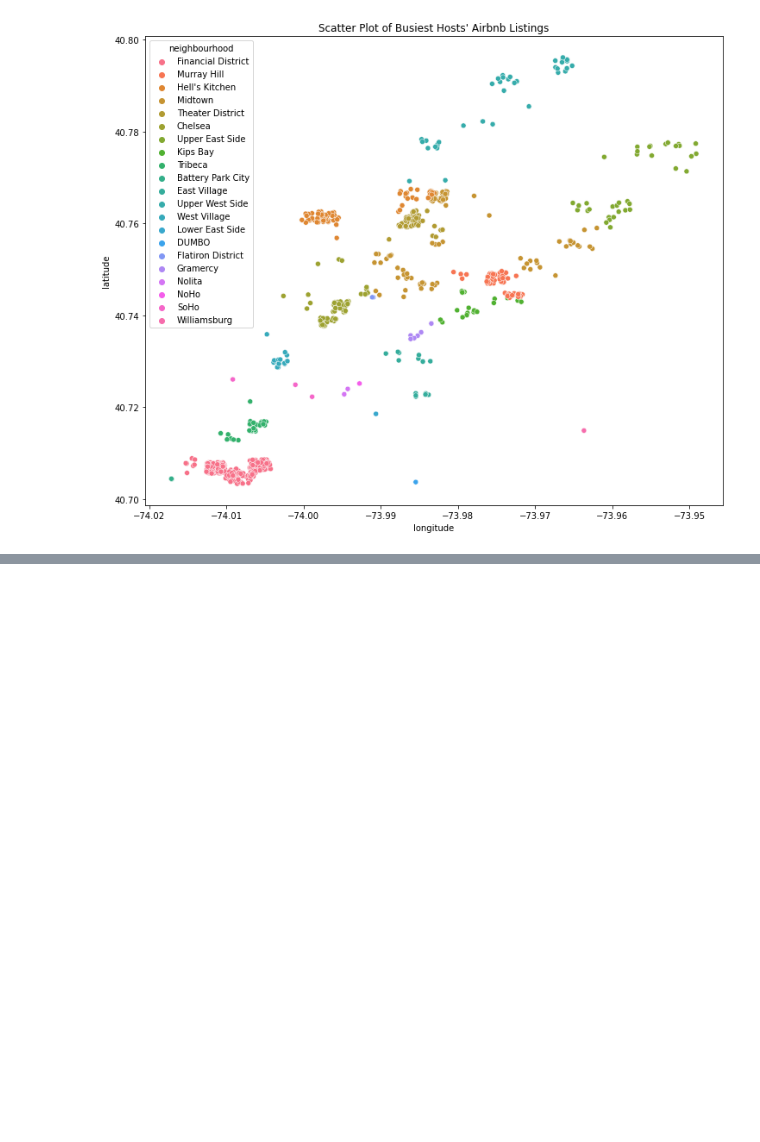
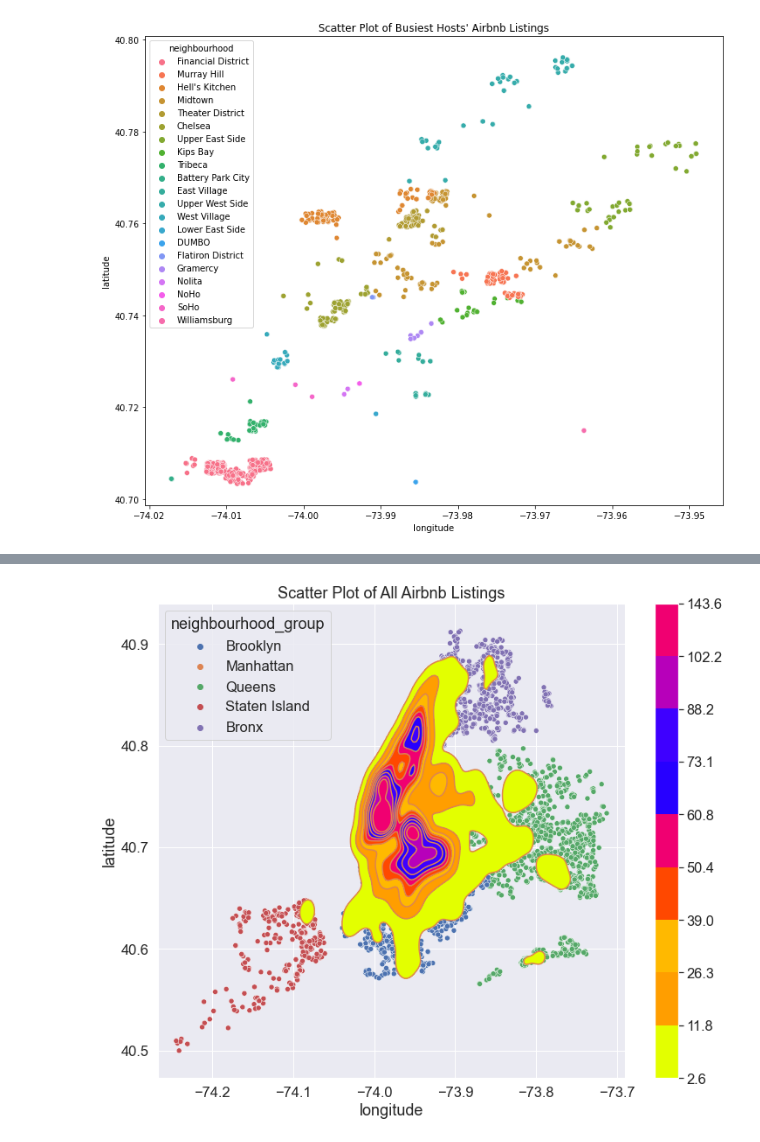
Before and after one commit to chen146-2/Data-Science-NYC-Airbnb-Analyzer, a Jupyter notebook: Data Science - NYC Airbnb Analysis.ipynb, the cells around one changed output, grey strips where cells are left out. Saved outputs shown, nothing was run; the diff lists cells and outputs as text; code cells hidden in the pictures; blank space fills up the shorter version.

```diff
--- a/Data Science - NYC Airbnb Analysis.ipynb
+++ b/Data Science - NYC Airbnb Analysis.ipynb
@@ -1179,0 +1228,35 @@ The median availability of the dataset excluding the top 5 busiest hosts was 41
+# %%
+# For this second unique plot, I have decided to use the Kernel Density Estimate plotting feature from the Seaborn library.
+# This gives a visualization of where the airbnb listings are predominantly located, aka where they're more densely packed
+# within the plot below, which can be indicated by the gradients and the levels of the density plot. From the plot below,
+# we can easily see that the yellow circles are a sign that there are a moderately dense group of listings in an area,
+# whether it be neighborhood or listings around a surrounding area. The orange color indicates a more dense group of listings
+# compared to yellow. The color bar is presented within the plot below and it shows the densities based on the color present.
+
+fig, ax = plt.subplots(figsize=(12,10))
+sb.scatterplot(data=dataset, x='longitude', y='latitude', hue='neighbourhood_group', ax=ax)
+sb.kdeplot(data=dataset, x='longitude', y='latitude', cmap='prism', shade=True, cbar=True, ax=ax)
+sb.kdeplot(data=dataset, x='longitude', y='latitude', ax=ax)
+ax.set_title("Scatter Plot of All Airbnb Listings")
+plt.show()
+
+# From this Kernel Density Estimate plot, I am able to learn a lot of the dataset. Primarily, I am able to notice where
+# most of the airbnb listings are concentrated within, which is around Manhattan.
+# While Manhattan is the most dense in terms of airbnb listings, Brooklyn is the next neighborhood group to have a great
+# amount of airbnb listings, as indicated by the gradients present on the area of the map that contains the neighborhoods of
+# Williamsburg, Dumbo, and surrounding neighborhoods. This is most explainable because of the fact that these neighborhoods
+# earn a lot of tourism from people not native to New York City. The Airbnb listings also extend into Queens, which could be
+# representative of the people that aim to find listings that are less expensive compared to the ones found in the more expensive
+# neighborhoods such as the Financial District, Midtown, Dumbo, Williamsburg, and more. The more dense spots of the graph
+# below can be explained by the greater demand and relative proximity to the touristy spots of the city, where people are more willing
+# to splurge more money for that premium experience. There is one dense spot within the neighborhood group of Staten Island, which can
+# most likely be explained by the relative proximity to the Staten Island Ferry, which is a free means of transportation to and from
+# Manhattan, in Soho. By saving some money instead of getting a listing in Manhattan, people would find it easier on their wallets if
+# they got a listing near the ferry in Staten Island, while sacrificing about 2 hours to commute times every day.
+
+# All in all, we can learn a lot from viewing this Kernel Density Estimation plot below, such as which neighborhoods and neighborhood
+# groups have more listings densely packed within a certain radius. We can see here that most of the NYC airbnb listings are packed within
+# the span of Manhattan, within a greater focus around the lower side of Manhattan. There are a good amount of listings that are centered
+# around Dumbo and the touristy area of Brooklyn. There is much to get away from this plot, as can be viewed below.
+# %% [output]
+[figure, added]
```
Also changed, not shown: parts of 43 cells of this notebook.
